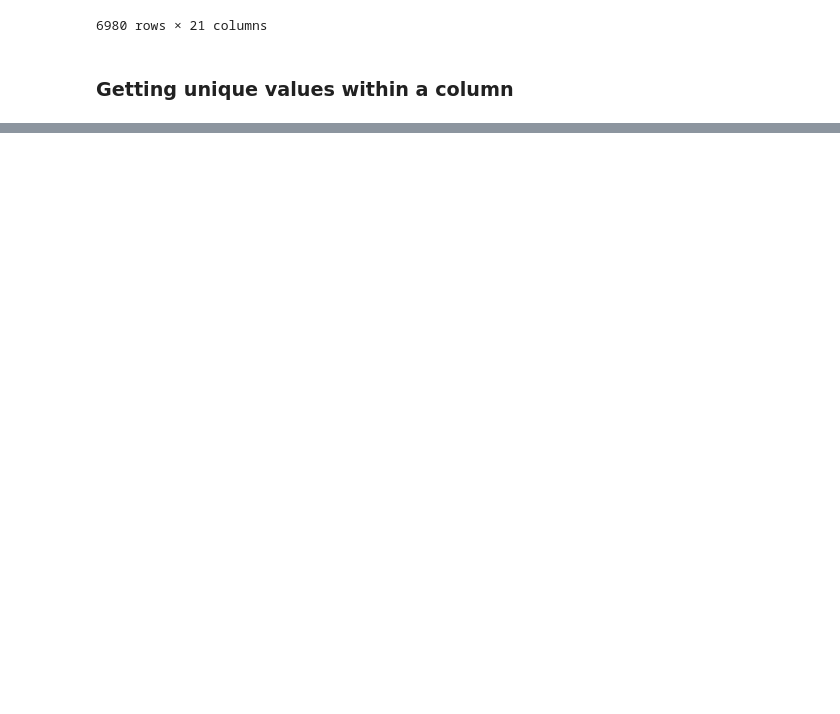
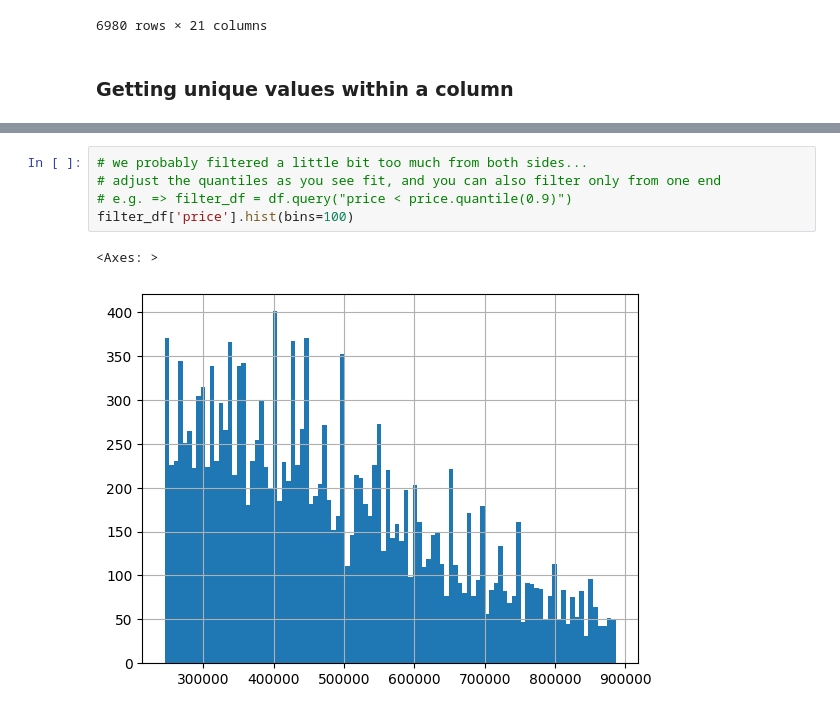
Before and after one commit to tuomasvaltanenLUAS/DataAnalytics2026, a Jupyter notebook: lecture4_pandas_tools/pandas_houses_examples1.ipynb, the cells around one changed output, grey strips where cells are left out. Cells and saved outputs as stored; diff of their text form; blank space fills up the shorter version.

```diff
--- a/lecture4_pandas_tools/pandas_houses_examples1.ipynb
+++ b/lecture4_pandas_tools/pandas_houses_examples1.ipynb
@@ -364,0 +415,8 @@ df2
+# %%
+# we probably filtered a little bit too much from both sides...
+# adjust the quantiles as you see fit, and you can also filter only from one end
+# e.g. => filter_df = df.query("price < price.quantile(0.9)")
+filter_df['price'].hist(bins=100)
+# %% [output]
+<Axes: >
+[figure, added]
```
Also changed, not shown: parts of 30 cells of this notebook, 2 other files.
